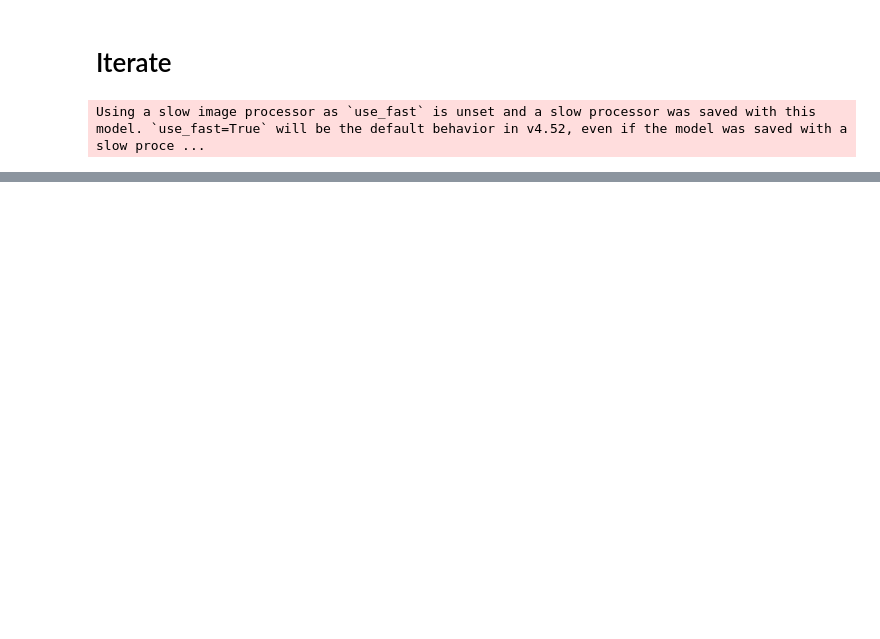
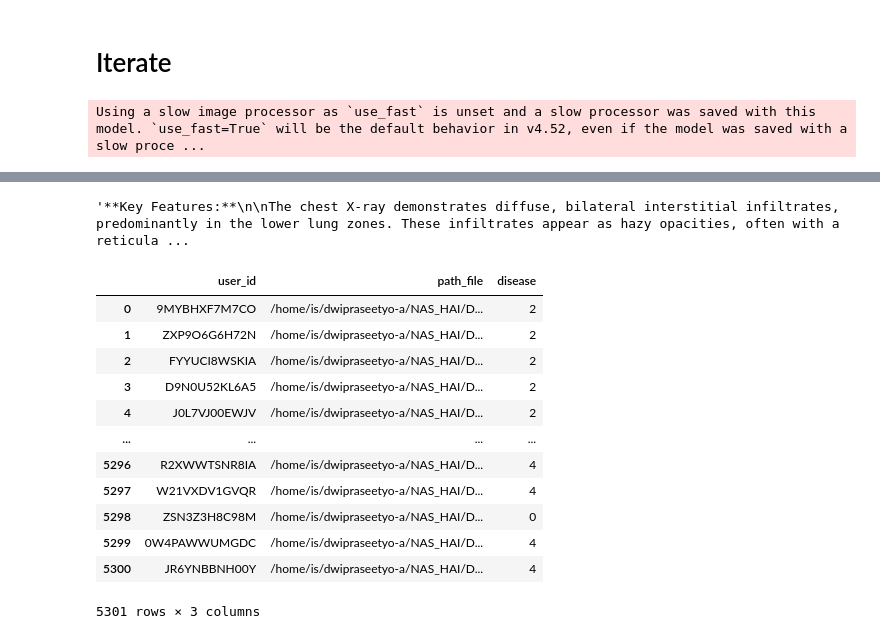
Before and after one commit to arkiven4/Qwen2.5-Omni, a Jupyter notebook: 1.2. GenReason LLM XRAY.ipynb, the cells around one changed output, grey strips where cells are left out. Cells and saved outputs as stored; diff of their text form; code cells hidden in the pictures; blank space fills up the shorter version.

```diff
--- a/1.2. GenReason LLM XRAY.ipynb
+++ b/1.2. GenReason LLM XRAY.ipynb
@@ -127 +224,5 @@ for split in ['train', 'dev', 'test']:
+# %%
+df['llm_analyze_image'][0]
+# %% [output]
+'**Key Features:**\n\nThe chest X-ray demonstrates diffuse, bilateral interstitial infiltrates, predominantly in the lower lung zones. These infiltrates appear as hazy opacities, often with a reticula ...
 # %%
@@ -163,0 +282,21 @@ for split in ['train', 'dev', 'test']:
+# %%
+DATA_PATH = "/home/is/dwipraseetyo-a/NAS_HAI/Datasets"
+split = "test"
+df_reasoning = pd.read_csv(f"{DATA_PATH}/xray_medgemma.csv.{split}")
+df_original = pd.read_csv(f"{DATA_PATH}/xray_metadata_llm.csv.{split}")
+# %%
+df_original
+# %% [output]
+|  | user_id | path_file | disease |
+| 0 | 9MYBHXF7M7CO | /home/is/dwipraseetyo-a/NAS_HAI/D... | 2 |
+| 1 | ZXP9O6G6H72N | /home/is/dwipraseetyo-a/NAS_HAI/D... | 2 |
+| 2 | FYYUCI8WSKIA | /home/is/dwipraseetyo-a/NAS_HAI/D... | 2 |
+| 3 | D9N0U52KL6A5 | /home/is/dwipraseetyo-a/NAS_HAI/D... | 2 |
+| 4 | J0L7VJ00EWJV | /home/is/dwipraseetyo-a/NAS_HAI/D... | 2 |
+| ... | ... | ... | ... |
+| 5296 | R2XWWTSNR8IA | /home/is/dwipraseetyo-a/NAS_HAI/D... | 4 |
+| 5297 | W21VXDV1GVQR | /home/is/dwipraseetyo-a/NAS_HAI/D... | 4 |
+| 5298 | ZSN3Z3H8C98M | /home/is/dwipraseetyo-a/NAS_HAI/D... | 0 |
+| 5299 | 0W4PAWWUMGDC | /home/is/dwipraseetyo-a/NAS_HAI/D... | 4 |
+| 5300 | JR6YNBBNH00Y | /home/is/dwipraseetyo-a/NAS_HAI/D... | 4 |
+5301 rows × 3 columns
```
Also changed, not shown: parts of 11 cells of this notebook, 18 other files.
